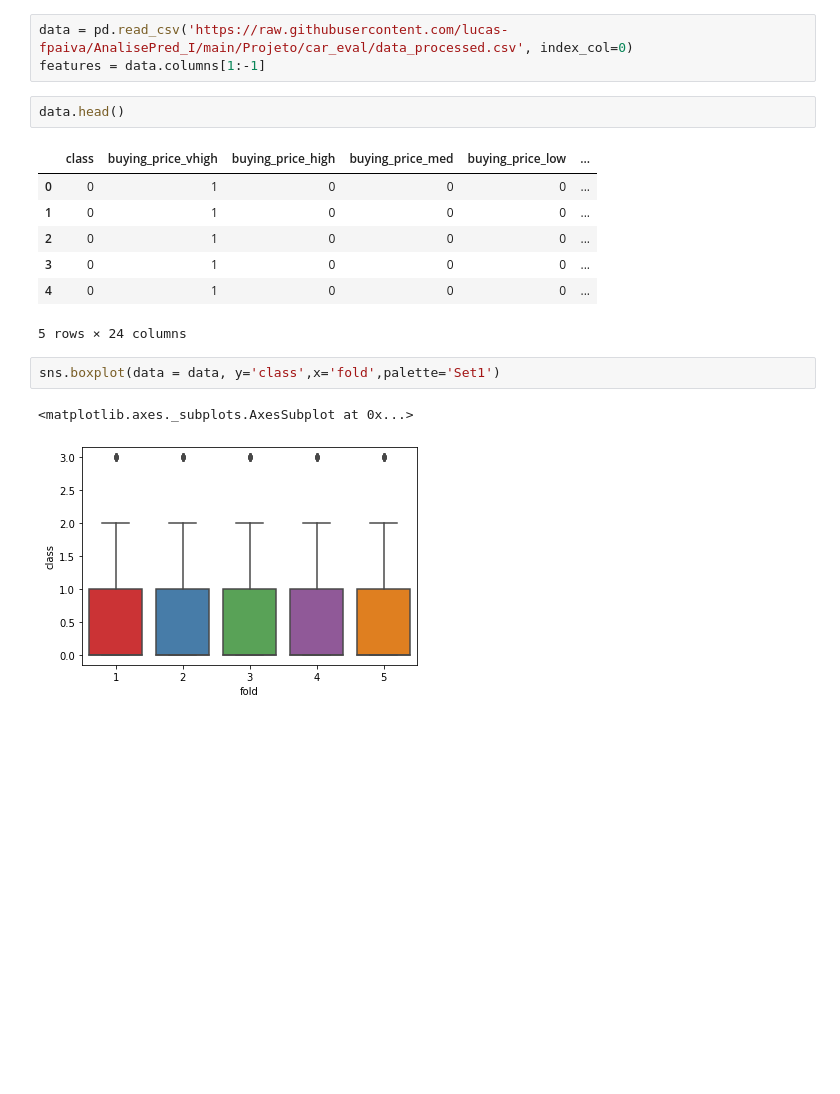
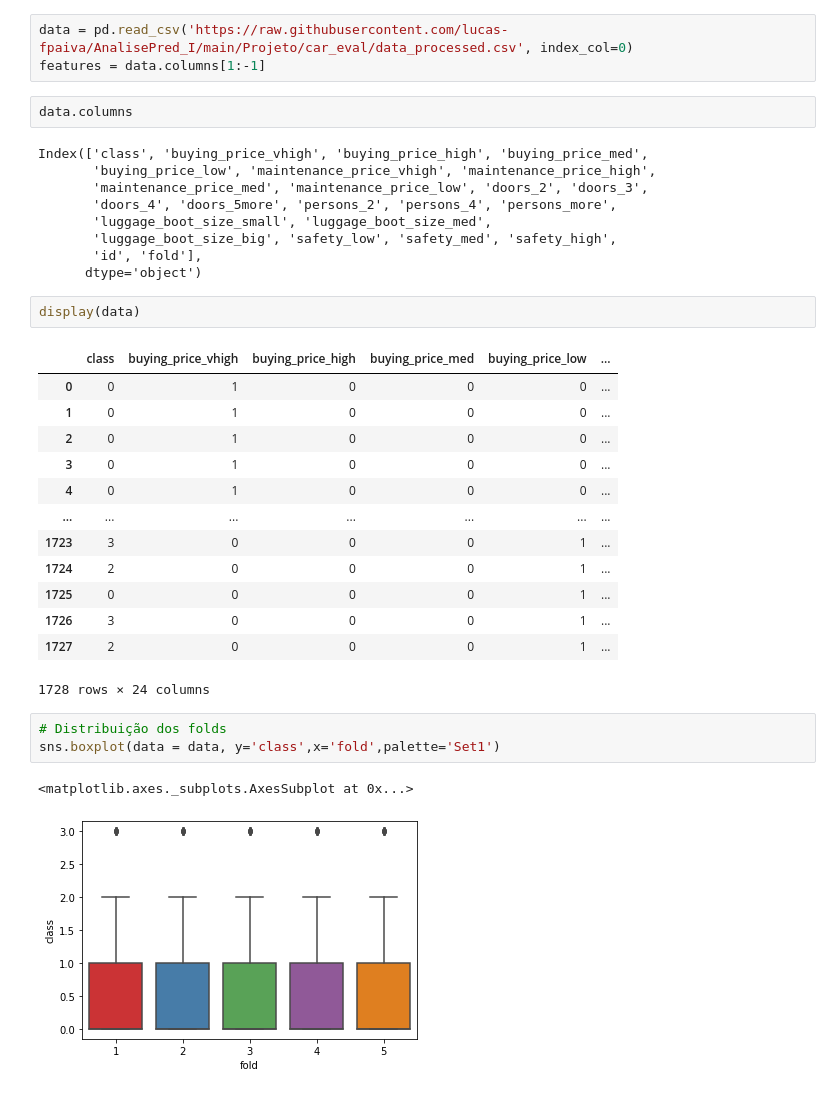
Before and after one commit to lucas-fpaiva/AnalisePred-PES, a Jupyter notebook: Projeto/car_eval/eda_car.ipynb, the cells around one changed output. Drawn from its saved outputs; the diff is of its cells as text; blank space fills up the shorter version.

```diff
--- a/Projeto/car_eval/eda_car.ipynb
+++ b/Projeto/car_eval/eda_car.ipynb
@@ -86,16 +86,34 @@ data.to_csv("data_processed.csv")
 data = pd.read_csv('https://raw.githubusercontent.com/lucas-fpaiva/AnalisePred_I/main/Projeto/car_eval/data_processed.csv', index_col=0)
 features = data.columns[1:-1]
 # %%
-data.head()
+data.columns
 # %% [output]
-|  | class | buying_price_vhigh | buying_price_high | buying_price_med | buying_price_low | ... |
-| 0 | 0 | 1 | 0 | 0 | 0 | ... |
-| 1 | 0 | 1 | 0 | 0 | 0 | ... |
-| 2 | 0 | 1 | 0 | 0 | 0 | ... |
-| 3 | 0 | 1 | 0 | 0 | 0 | ... |
-| 4 | 0 | 1 | 0 | 0 | 0 | ... |
-5 rows × 24 columns
+Index(['class', 'buying_price_vhigh', 'buying_price_high', 'buying_price_med',
+       'buying_price_low', 'maintenance_price_vhigh', 'maintenance_price_high',
+       'maintenance_price_med', 'maintenance_price_low', 'doors_2', 'doors_3',
+       'doors_4', 'doors_5more', 'persons_2', 'persons_4', 'persons_more',
+       'luggage_boot_size_small', 'luggage_boot_size_med',
+       'luggage_boot_size_big', 'safety_low', 'safety_med', 'safety_high',
+       'id', 'fold'],
+      dtype='object')
+# %%
+display(data)
+# %% [output]
+|  | class | buying_price_vhigh | buying_price_high | buying_price_med | buying_price_low | ... |
+| 0 | 0 | 1 | 0 | 0 | 0 | ... |
+| 1 | 0 | 1 | 0 | 0 | 0 | ... |
+| 2 | 0 | 1 | 0 | 0 | 0 | ... |
+| 3 | 0 | 1 | 0 | 0 | 0 | ... |
+| 4 | 0 | 1 | 0 | 0 | 0 | ... |
+| ... | ... | ... | ... | ... | ... | ... |
+| 1723 | 3 | 0 | 0 | 0 | 1 | ... |
+| 1724 | 2 | 0 | 0 | 0 | 1 | ... |
+| 1725 | 0 | 0 | 0 | 0 | 1 | ... |
+| 1726 | 3 | 0 | 0 | 0 | 1 | ... |
+| 1727 | 2 | 0 | 0 | 0 | 1 | ... |
+1728 rows × 24 columns
 # %%
+# Distribuição dos folds
 sns.boxplot(data = data, y='class',x='fold',palette='Set1')
 # %% [output]
 <matplotlib.axes._subplots.AxesSubplot at 0x...>
```
Also changed, not shown: parts of 3 cells of this notebook.
